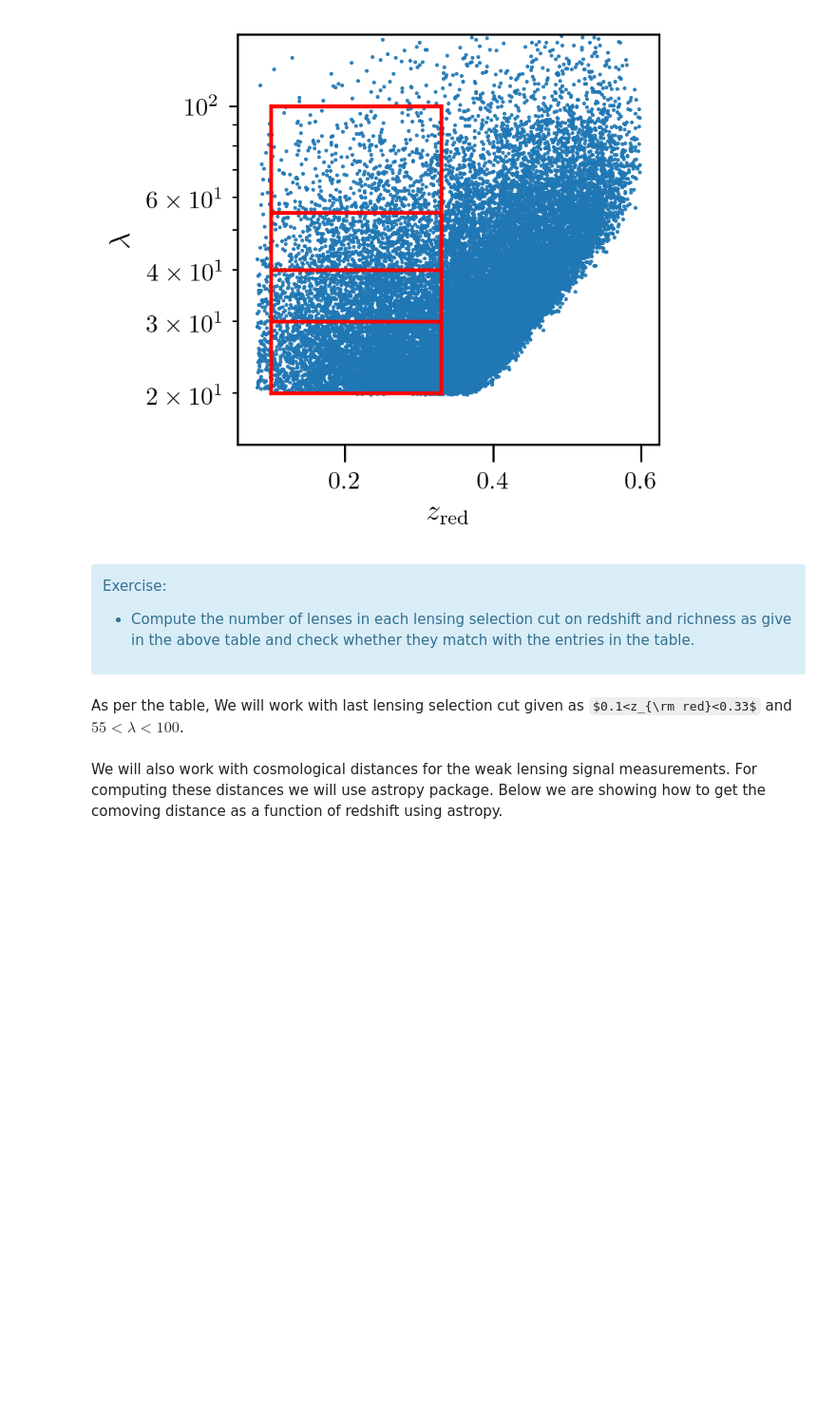
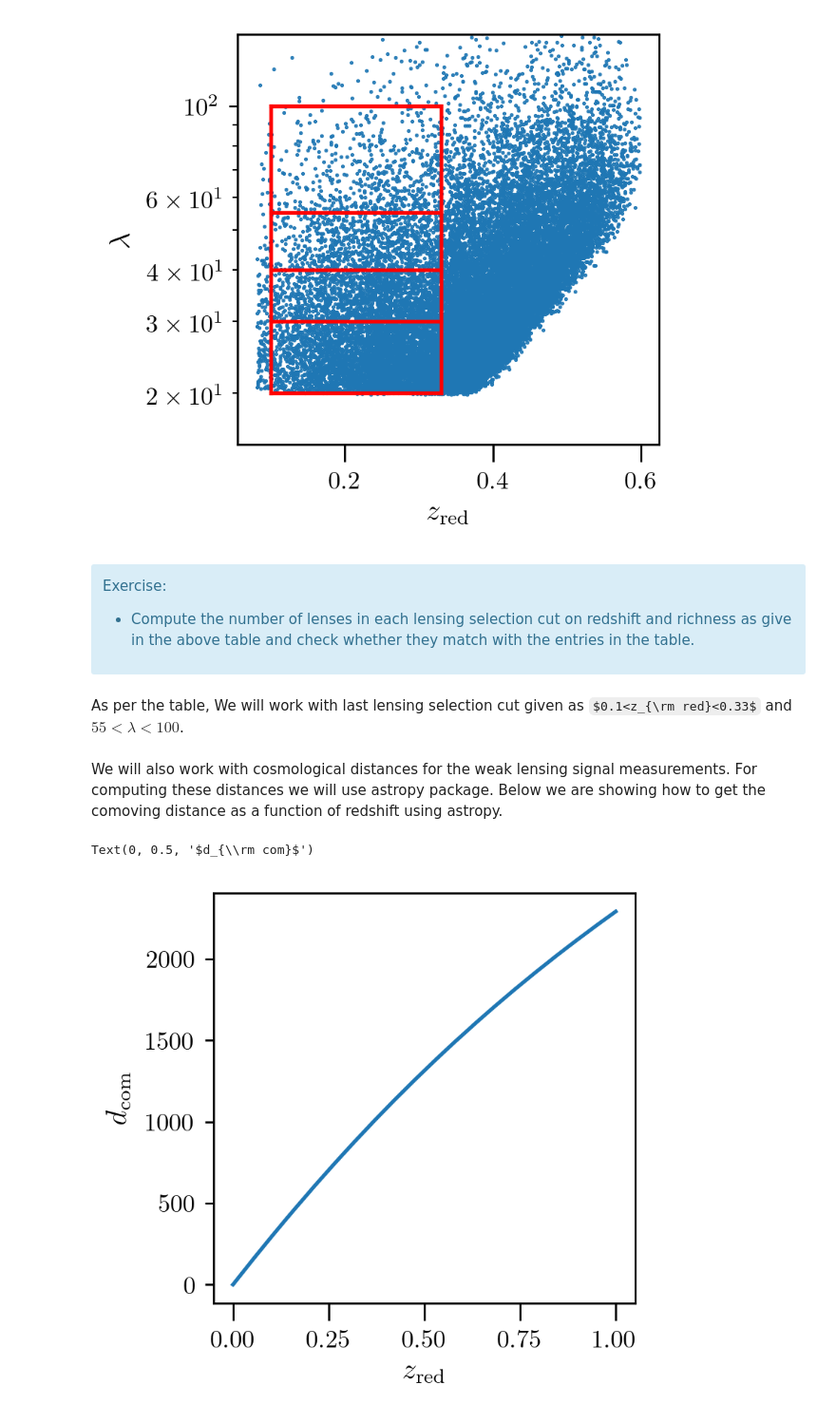
Before and after one commit to divyarana-cosmo/IAGRG_2022, a Jupyter notebook: docs/instructions.ipynb, the cells around one changed output. Shown at 95% size. Saved outputs shown, nothing was run; the diff lists cells and outputs as text; code cells hidden in the pictures; some formulas as TeX source; blank space fills up the shorter version.

```diff
--- a/docs/instructions.ipynb
+++ b/docs/instructions.ipynb
@@ -162,3 +162,14 @@ As per the table, We will work with last lensing selection cut given as $0.1<z_{
 We will also work with cosmological distances for the weak lensing signal measurements. For computing these distances we will use astropy package. Below we are showing how to get the comoving distance as a function of redshift using astropy.
 # %%
 from astropy.cosmology import FlatLambdaCDM
+# %%
+#instance for cosmo distance calculations
+cc = FlatLambdaCDM(H0=100, Om0=0.315) # H0=100 so that we can get distance in units of Mpc h-1
+zred = np.linspace(0,1,20)
+
+plt.plot(zred, cc.comoving_distance(zred))
+plt.xlabel(r'$z_{\rm red}$')
+plt.ylabel(r'$d_{\rm com}$')
+# %% [output]
+Text(0, 0.5, '$d_{\\rm com}$')
+[figure, added]
```
Also changed, not shown: parts of 1 cell of this notebook, 7 other files.
